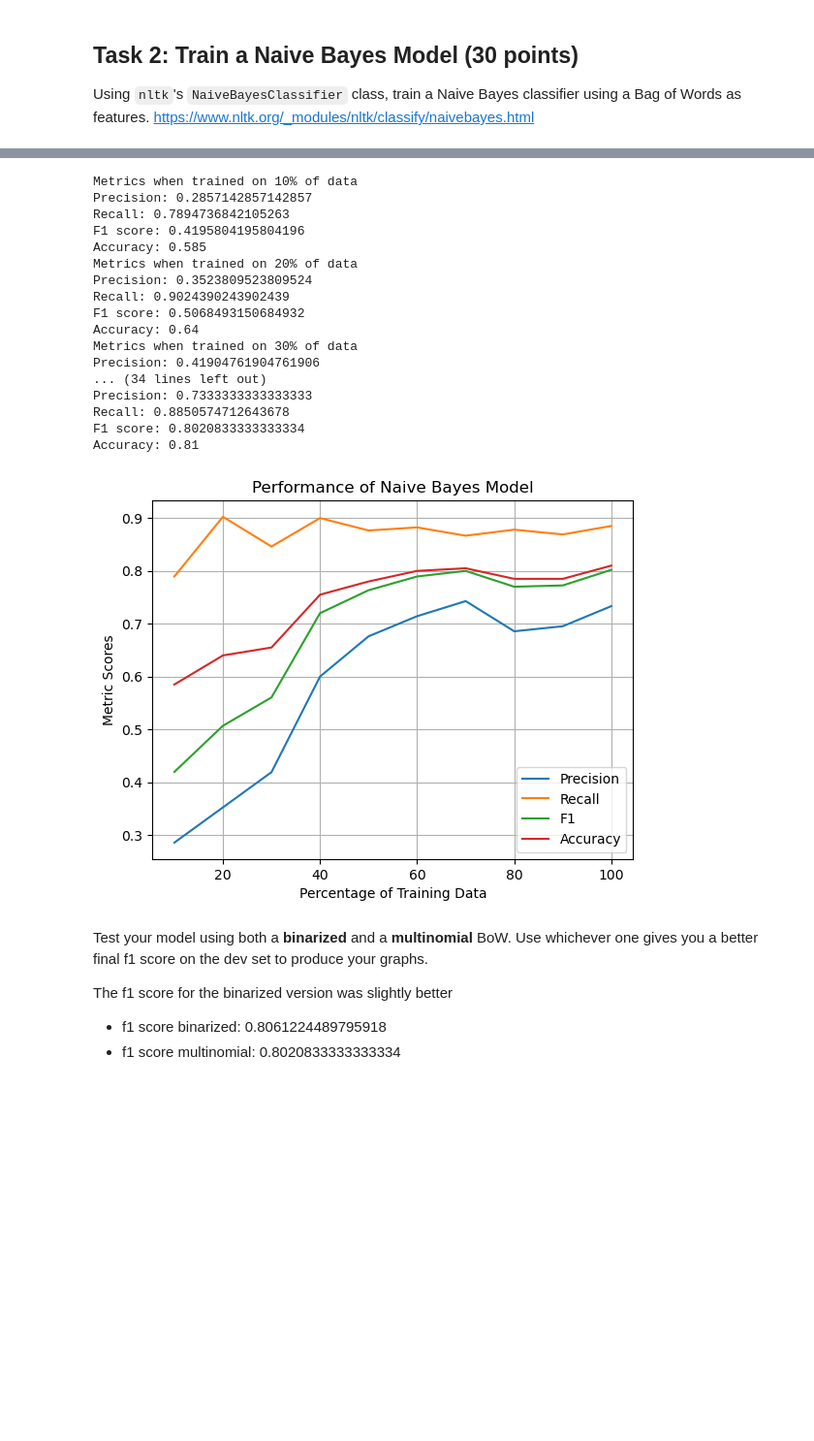
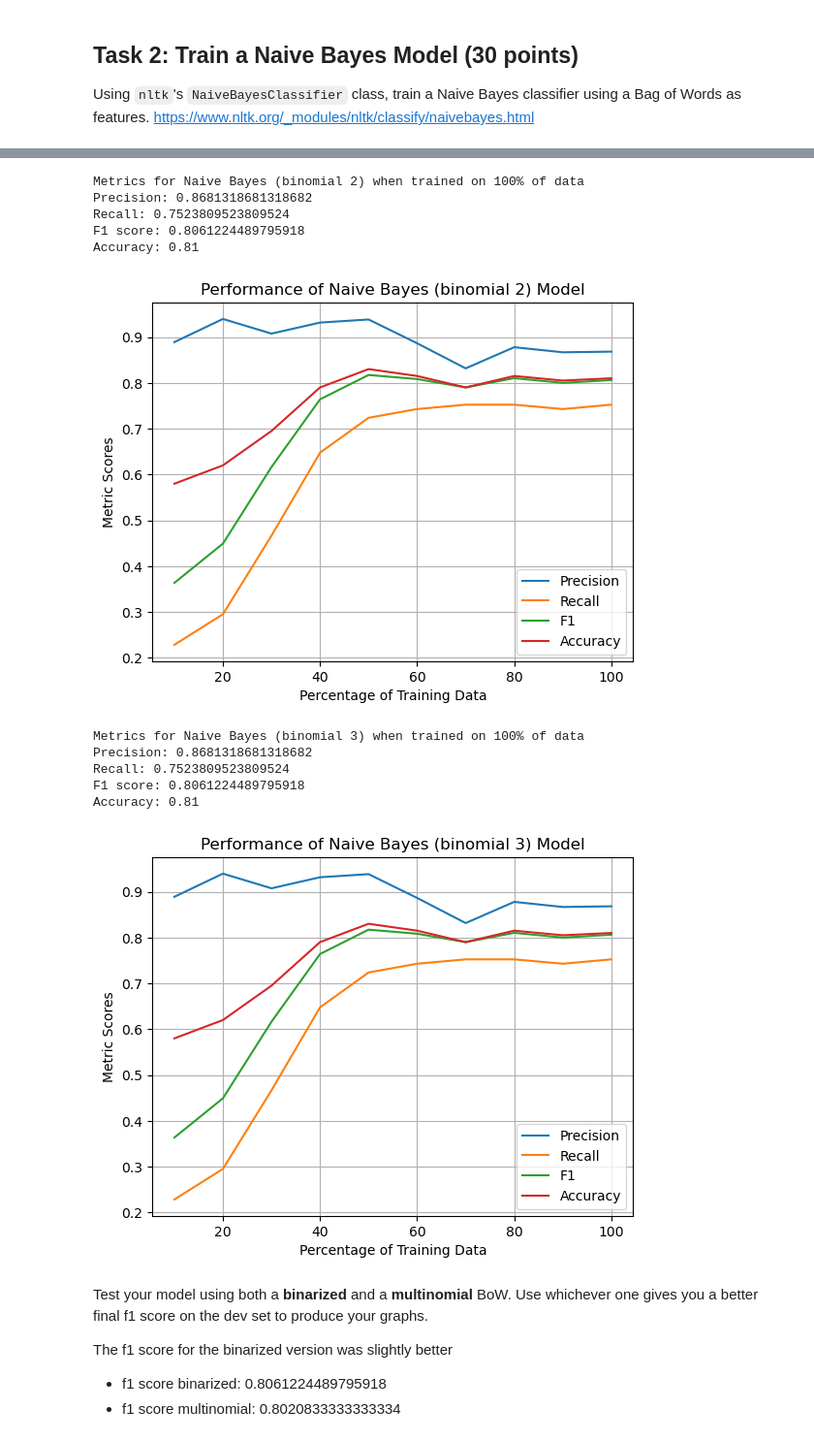
Before and after one commit to ShashiG12/NLPhw4, a Jupyter notebook: sentiment_task2.ipynb, the cells around one changed output, grey strips where cells are left out. Shown at 97% size. Drawn from its saved outputs; the diff is of its cells as text; code cells hidden in the pictures; blank space fills up the shorter version.

```diff
--- a/sentiment_task2.ipynb
+++ b/sentiment_task2.ipynb
@@ -86,8 +88,7 @@ Label: 1
 # (make sure to look at the documentation for these functions!)
 # you will be creating a similar graph for logistic regression and neural nets, so make sure
 # you use functions wisely so that you do not have excessive repeated code
-# write any helper functions you need in sentiment_utils.py (functions that you'll use in your other notebooks as well)
-
+# write any helper functions you need in sentiment_utils.py (functions that you'll use in your other notebooks as well
 preds = []
 for feat in x_dev:
     preds.append(classifier.classify(word_feats(feat)))
@@ -111,11 +112,24 @@ def naive_metrics_fun(train_feats, dev_feats, percentage):
 train_feats = [(word_feats(x_train[i]), y_train[i]) for i in range(len(x_train))]
 dev_feats = [(word_feats(x_dev[i]), y_dev[i]) for i in range(len(x_dev))]
 
+dev_y, preds = naive_metrics_fun(train_feats, dev_feats, 1)
+_, _, f1, _ = sutils.get_prfa(dev_y, preds)
+print(f'F1 Score for binomial: {f1}')
+
 train_feats_multinomial = [(word_feats(x_train[i], False), y_train[i]) for i in range(len(x_train))]
 dev_feats_multinomial = [(word_feats(x_dev[i], False), y_dev[i]) for i in range(len(x_dev))]
 
-sutils.create_training_graph(naive_metrics_fun, train_feats, dev_feats, kind="Naive Bayes", verbose=True)
-sutils.create_training_graph(naive_metrics_fun, train_feats_multinomial, dev_feats_multinomial, kind="Naive Bayes", verbose=True)
+dev_y, preds = naive_metrics_fun(train_feats_multinomial, dev_feats_multinomial, 1)
+_, _, f1, _ = sutils.get_prfa(dev_y, preds)
+print(f'F1 Score for multinomial: {f1}')
+
+for i in range(1, 4):
+    sutils.create_training_graph(naive_metrics_fun,
+                                 train_feats,
+                                 dev_feats,
+                                 kind=f"Naive Bayes (binomial {i})",
+                                 savepath=f"figures/naive_bayes_{i}",
+                                 verbose=True)
 # takes approximately 3.5sec to run on Felix's computer
 # %% [output]
 Precision: 0.8681318681318682
@@ -139,21 +147,15 @@ Accuracy: 0.81
-Metrics when trained on 10% of data
-Precision: 0.2857142857142857
-Recall: 0.7894736842105263
-F1 score: 0.4195804195804196
-Accuracy: 0.585
-Metrics when trained on 20% of data
-Precision: 0.3523809523809524
-Recall: 0.9024390243902439
-F1 score: 0.5068493150684932
-Accuracy: 0.64
-Metrics when trained on 30% of data
-Precision: 0.41904761904761906
-... (34 lines left out)
-Precision: 0.7333333333333333
-Recall: 0.8850574712643678
-F1 score: 0.8020833333333334
+Metrics for Naive Bayes (binomial 2) when trained on 100% of data
+Precision: 0.8681318681318682
+Recall: 0.7523809523809524
+F1 score: 0.8061224489795918
 Accuracy: 0.81
-[figure, old version]
+[figure, new version]
+Metrics for Naive Bayes (binomial 3) when trained on 100% of data
+Precision: 0.8681318681318682
+Recall: 0.7523809523809524
+F1 score: 0.8061224489795918
+Accuracy: 0.81
+[figure, added]
 # %% [markdown]
 Test your model using both a __binarized__ and a __multinomial__ BoW. Use whichever one gives you a better final f1 score on the dev set to produce your graphs.
 
```
Also changed, not shown: parts of 3 cells of this notebook, 12 other files.
